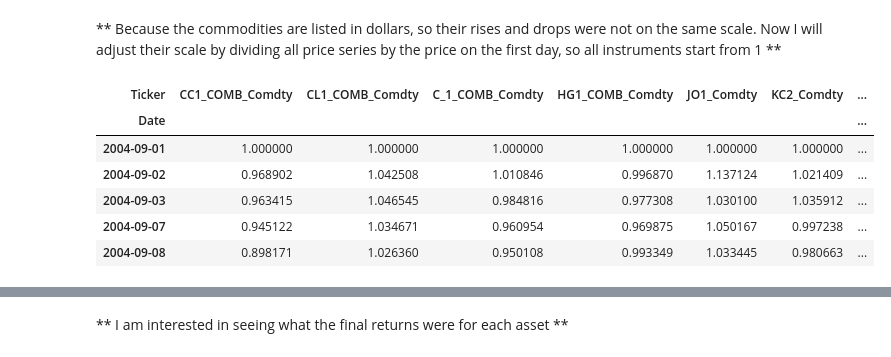
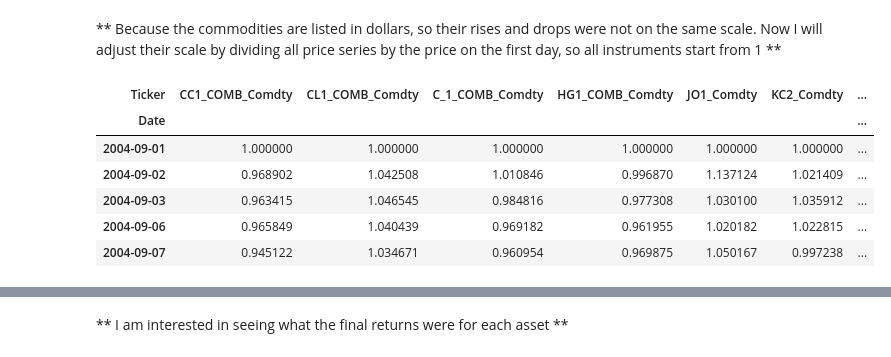
Before and after one commit to mingkaid/instruments-correlation-exploration, a Jupyter notebook: process-commodities-data.ipynb, the cells around one changed output, grey strips where cells are left out. Drawn from its saved outputs; the diff is of its cells as text; code cells hidden in the pictures.

```diff
--- a/process-commodities-data.ipynb
+++ b/process-commodities-data.ipynb
@@ -110,0 +53,2 @@ plt.show()
+# %%
+time_series_by_commodity = commodities_data.groupby(['Date', 'Ticker']).Open.mean().unstack()
@@ -110,0 +92,2 @@ plt.show()
+# %%
+time_series_by_commodity = time_series_by_commodity.drop(['BUT1_Comdty'], axis='columns')
@@ -110,0 +159,2 @@ plt.show()
+# %%
+time_series_by_commodity[['LA1_Comdty', 'LN1_Comdty']] = time_series_by_commodity[['LA1_Comdty', 'LN1_Comdty']].interpolate()
@@ -111,14 +198,14 @@ plt.show()
 # %% [markdown]
 ** Because the commodities are listed in dollars, so their rises and drops were not on the same scale. Now I will adjust their scale by dividing all price series by the price on the first day, so all instruments start from 1 **
-# %%
-commodities_price_series = commodities_price_series / commodities_price_series.iloc[0]
-commodities_price_series.head()
-# %% [output]
-| Ticker | CC1_COMB_Comdty | CL1_COMB_Comdty | C_1_COMB_Comdty | HG1_COMB_Comdty | JO1_Comdty | KC2_Comdty | ... |
-| Date |  |  |  |  |  |  | ... |
-| 2004-09-01 | 1.000000 | 1.000000 | 1.000000 | 1.000000 | 1.000000 | 1.000000 | ... |
-| 2004-09-02 | 0.968902 | 1.042508 | 1.010846 | 0.996870 | 1.137124 | 1.021409 | ... |
-| 2004-09-03 | 0.963415 | 1.046545 | 0.984816 | 0.977308 | 1.030100 | 1.035912 | ... |
-| 2004-09-07 | 0.945122 | 1.034671 | 0.960954 | 0.969875 | 1.050167 | 0.997238 | ... |
-| 2004-09-08 | 0.898171 | 1.026360 | 0.950108 | 0.993349 | 1.033445 | 0.980663 | ... |
+# %%
+time_series_by_commodity = time_series_by_commodity / time_series_by_commodity.iloc[0]
+time_series_by_commodity.head()
+# %% [output]
+| Ticker | CC1_COMB_Comdty | CL1_COMB_Comdty | C_1_COMB_Comdty | HG1_COMB_Comdty | JO1_Comdty | KC2_Comdty | ... |
+| Date |  |  |  |  |  |  | ... |
+| 2004-09-01 | 1.000000 | 1.000000 | 1.000000 | 1.000000 | 1.000000 | 1.000000 | ... |
+| 2004-09-02 | 0.968902 | 1.042508 | 1.010846 | 0.996870 | 1.137124 | 1.021409 | ... |
+| 2004-09-03 | 0.963415 | 1.046545 | 0.984816 | 0.977308 | 1.030100 | 1.035912 | ... |
+| 2004-09-06 | 0.965849 | 1.040439 | 0.969182 | 0.961955 | 1.020182 | 1.022815 | ... |
+| 2004-09-07 | 0.945122 | 1.034671 | 0.960954 | 0.969875 | 1.050167 | 0.997238 | ... |
 # %%
```
Also changed, not shown: parts of 50 cells of this notebook, 1 other file.
